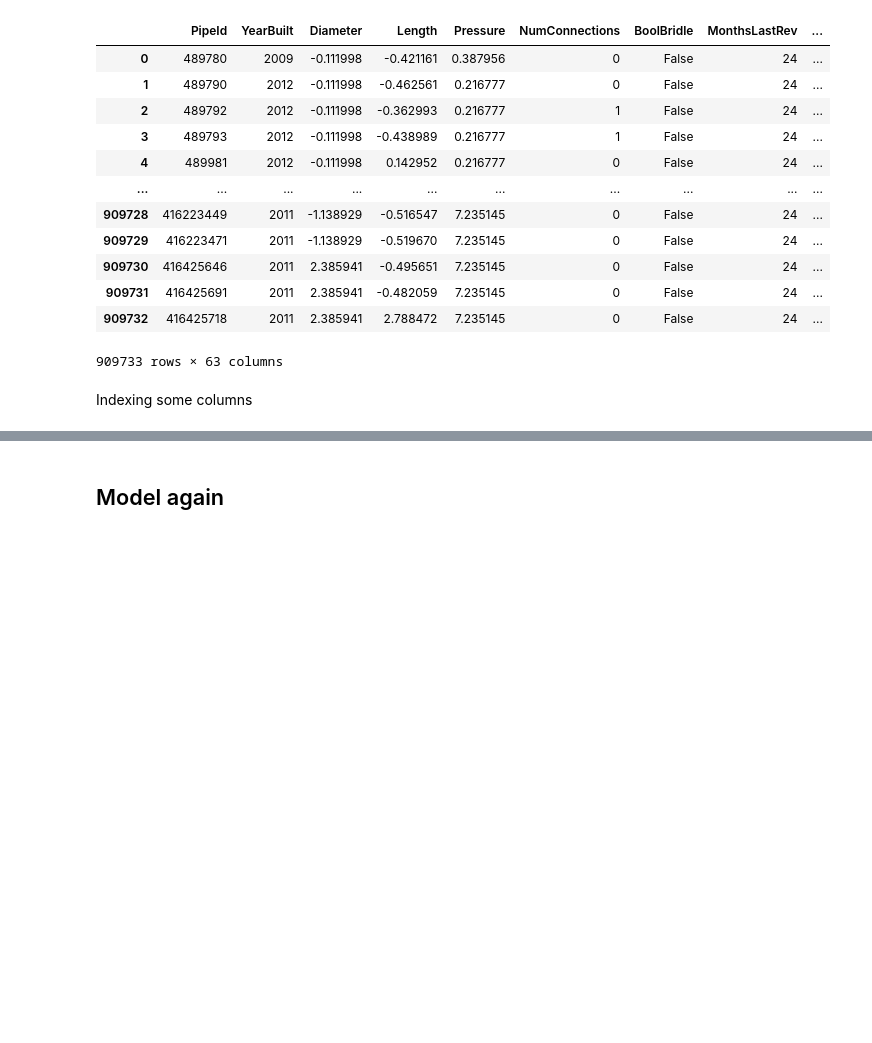
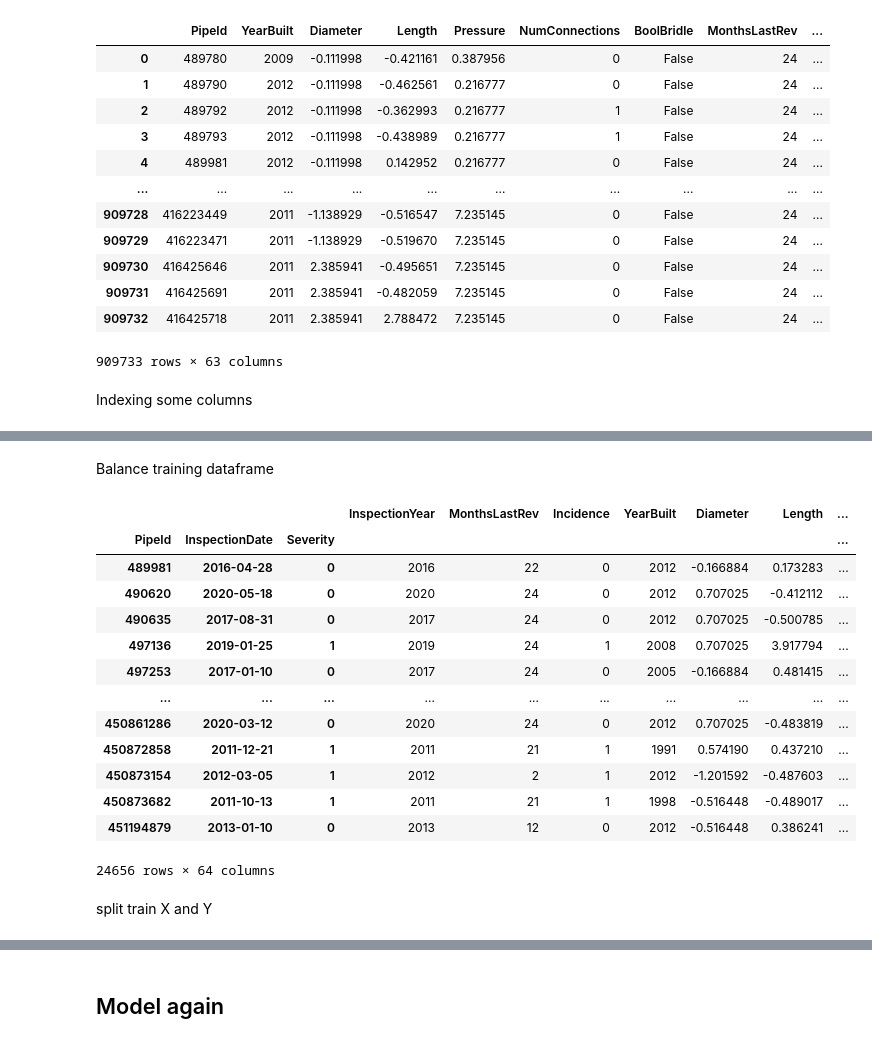
Before and after one commit to AsanDopollosie/Model, a Jupyter notebook: Model.ipynb, the cells around one changed output, grey strips where cells are left out. Cells and saved outputs as stored; diff of their text form; code cells hidden in the pictures; blank space fills up the shorter version.

```diff
--- a/Model.ipynb
+++ b/Model.ipynb
@@ -424,4 +581,41 @@ df
 # %%
 df = df.set_index(['PipeId', 'InspectionDate','Severity'])
 pred_X = pred_X.set_index(['PipeId', 'InspectionDate'])
+# %% [markdown]
+Balance training dataframe
+# %%
+# First we check how balanced is the dataset
+Incidence = df[df.Incidence == 1]
+not_Incidence = df[df.Incidence == 0]
+
+# index property contains the indexes of the not_Incidence dataset
+not_Incidence_indexes = not_Incidence.index
+
+# get as many not_incidence indexes (randomly) as incidence occurrences
+np.random.seed(42)
+random_not_Incidence_indexes = np.random.choice(not_Incidence_indexes, len(Incidence))
+
+# Keep those entries in not_Incidence
+not_Incidence = df.loc[random_not_Incidence_indexes]
+
+# We will form the balanced dataset concatenating Incidence and not_Incidence
+balanced_df = Incidence.append(not_Incidence)
+balanced_df.sort_index()
+# %% [output]
+|  |  |  | InspectionYear | MonthsLastRev | Incidence | YearBuilt | Diameter | Length | ... |
+| PipeId | InspectionDate | Severity |  |  |  |  |  |  | ... |
+| 489981 | 2016-04-28 | 0 | 2016 | 22 | 0 | 2012 | -0.166884 | 0.173283 | ... |
+| 490620 | 2020-05-18 | 0 | 2020 | 24 | 0 | 2012 | 0.707025 | -0.412112 | ... |
+| 490635 | 2017-08-31 | 0 | 2017 | 24 | 0 | 2012 | 0.707025 | -0.500785 | ... |
+| 497136 | 2019-01-25 | 1 | 2019 | 24 | 1 | 2008 | 0.707025 | 3.917794 | ... |
+| 497253 | 2017-01-10 | 0 | 2017 | 24 | 0 | 2005 | -0.166884 | 0.481415 | ... |
+| ... | ... | ... | ... | ... | ... | ... | ... | ... | ... |
+| 450861286 | 2020-03-12 | 0 | 2020 | 24 | 0 | 2012 | 0.707025 | -0.483819 | ... |
+| 450872858 | 2011-12-21 | 1 | 2011 | 21 | 1 | 1991 | 0.574190 | 0.437210 | ... |
+| 450873154 | 2012-03-05 | 1 | 2012 | 2 | 1 | 2012 | -1.201592 | -0.487603 | ... |
+| 450873682 | 2011-10-13 | 1 | 2011 | 21 | 1 | 1998 | -0.516448 | -0.489017 | ... |
+| 451194879 | 2013-01-10 | 0 | 2013 | 12 | 0 | 2012 | -0.516448 | 0.386241 | ... |
+24656 rows × 64 columns
+# %% [markdown]
+split train X and Y
 # %%
```
Also changed, not shown: parts of 37 cells of this notebook.
